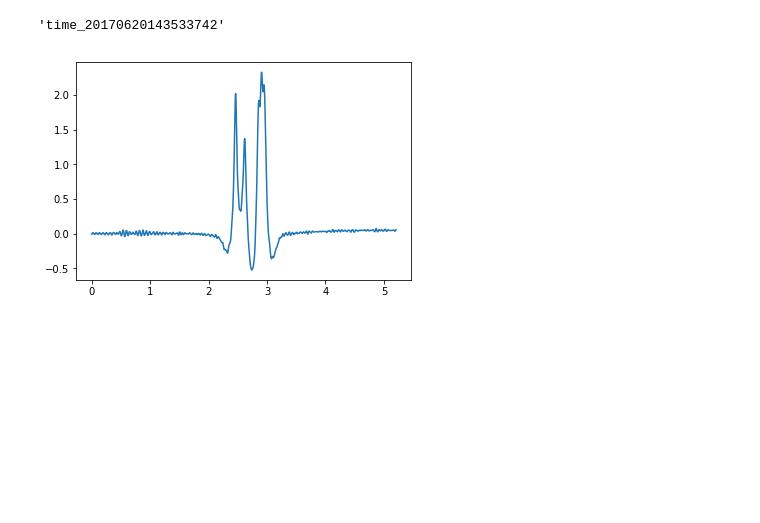
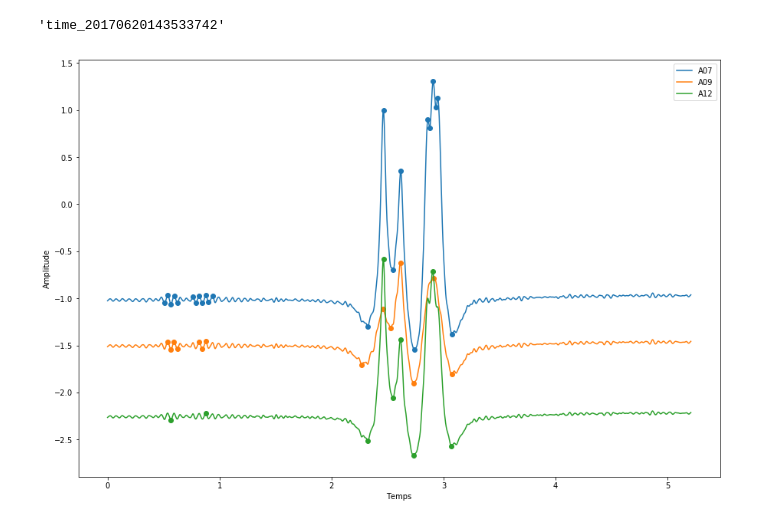
Before and after one commit to brouailalexandre/pesage-par-pont, a Jupyter notebook: Jupyter notebook/Conversion fichier txt.ipynb, the cells around one changed output. Drawn from its saved outputs; the diff is of its cells as text; code cells hidden in the pictures; blank space fills up the shorter version.

Commit message:
Ajout calcul maximas

```diff
--- a/Jupyter notebook/Conversion fichier txt.ipynb
+++ b/Jupyter notebook/Conversion fichier txt.ipynb
@@ -26,7 +44,26 @@ final_df[test].isnull().sum()[final_df[test].isnull().sum() == 0].index[0]
 # %%
-test = recover_sig('../Millau/Resultats/2017-06-20-hh-mm-ss/2017-06-20-00-mm-ss/2017-06-20-00-03-34-150.txt', ['A07'])
+test = recover_sig('../Millau/Resultats/2017-06-20-hh-mm-ss/2017-06-20-00-mm-ss/2017-06-20-00-03-34-150.txt', ['A07', 'A09','A12'])
-# %%
-plt.plot(test['time'], test['A07'])
-plt.show()
-# %% [output]
-[figure, removed]
+# %%
+points1 = peakdetect(test.iloc[:, 1],test.iloc[:, 0], lookahead=5, delta=0.06)
+points2 = peakdetect(test.iloc[:, 2],test.iloc[:, 0], lookahead=6, delta=0.069)
+points3 = peakdetect(test.iloc[:, 3],test.iloc[:, 0], lookahead=6, delta=0.069)
+# %%
+plt.figure(figsize=(15, 10))
+
+# Courbe de capteurs
+plt.plot(test.iloc[:,0], test.iloc[:, 1])
+plt.plot(test.iloc[:,0], test.iloc[:, 2])
+plt.plot(test.iloc[:,0], test.iloc[:, 3])
+
+# Detections des maximas et minimas
+plt.scatter(np.array(points1[0] + points1[1]).T[0], np.array(points1[0] + points1[1]).T[1])
+plt.scatter(np.array(points2[0] + points2[1]).T[0], np.array(points2[0] + points2[1]).T[1])
+plt.scatter(np.array(points3[0] + points3[1]).T[0], np.array(points3[0] + points3[1]).T[1])
+
+plt.legend(['A07', 'A09','A12'])
+plt.xlabel("Temps")
+plt.ylabel("Amplitude")
+
+plt.show()
+# %% [output]
+[figure, added]
```
Also changed, not shown: parts of 3 cells of this notebook, 3 other files.
